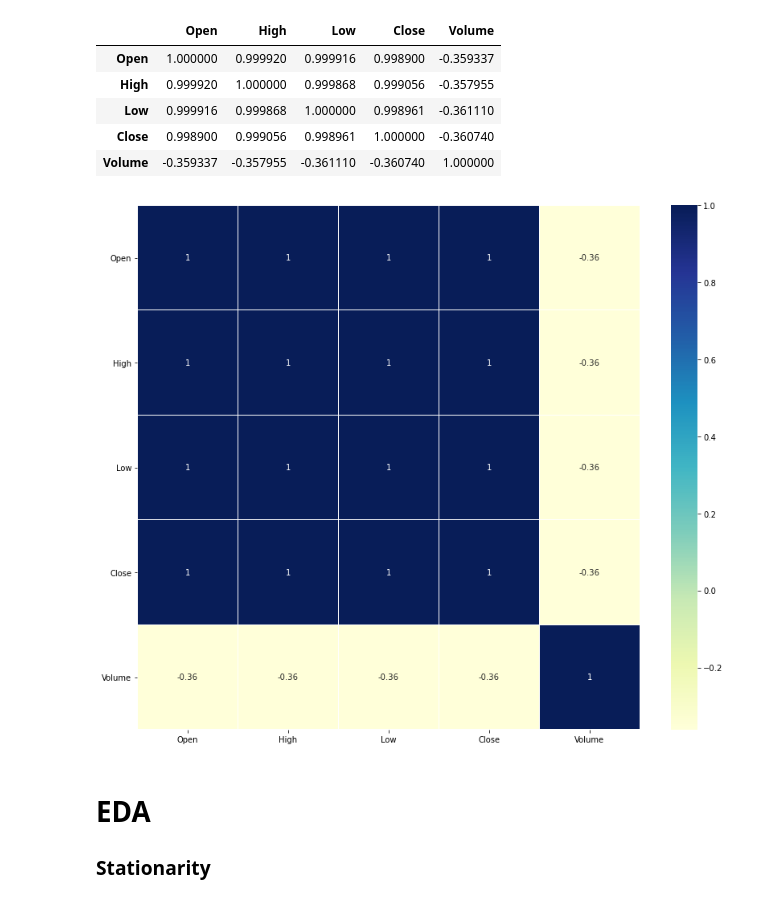
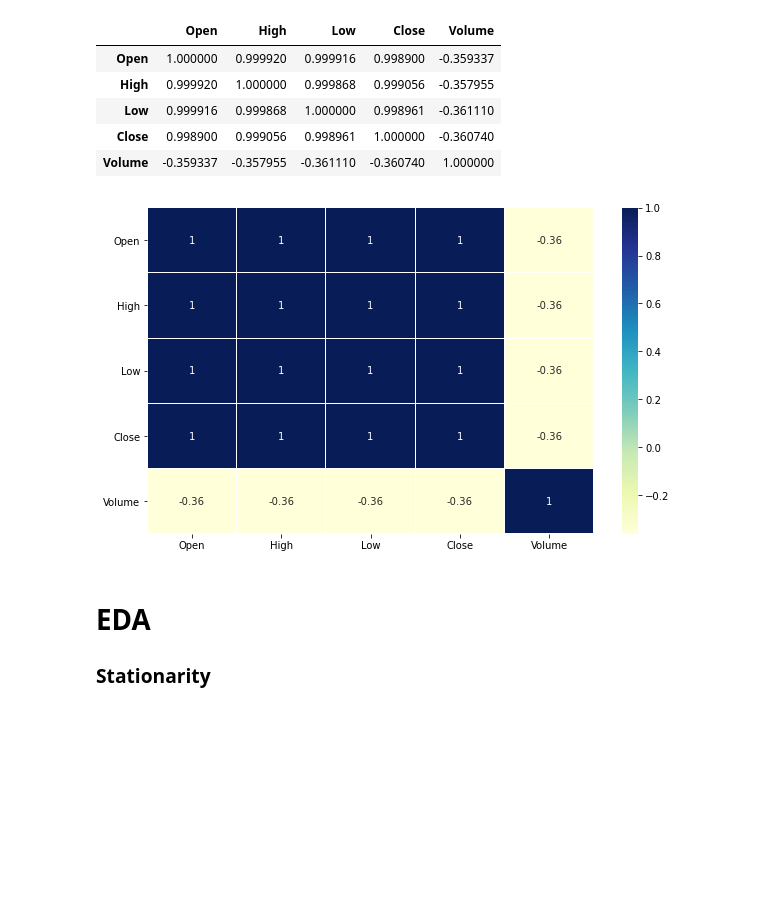
Before and after one commit to ElonaZharri/Stock-Forecasting, a Jupyter notebook: Notebooks/AAPL_EDA.ipynb, the cells around one changed output. Drawn from its saved outputs; the diff is of its cells as text; code cells hidden in the pictures; blank space fills up the shorter version.

```diff
--- a/Notebooks/AAPL_EDA.ipynb
+++ b/Notebooks/AAPL_EDA.ipynb
@@ -175,11 +175,11 @@ apple.corr()
 | Volume | -0.359337 | -0.357955 | -0.361110 | -0.360740 | 1.000000 |
 # %%
 #create the correlation matrix heat map
-plt.figure(figsize=(14,12))
+plt.figure(figsize=(10,6))
 sns.heatmap(apple.corr(),linewidths=.1,cmap="YlGnBu", annot=True)
 plt.yticks(rotation=0);
 # %% [output]
-[figure, old version]
+[figure, new version]
 # %% [markdown]
 # EDA
 ### Stationarity
```
